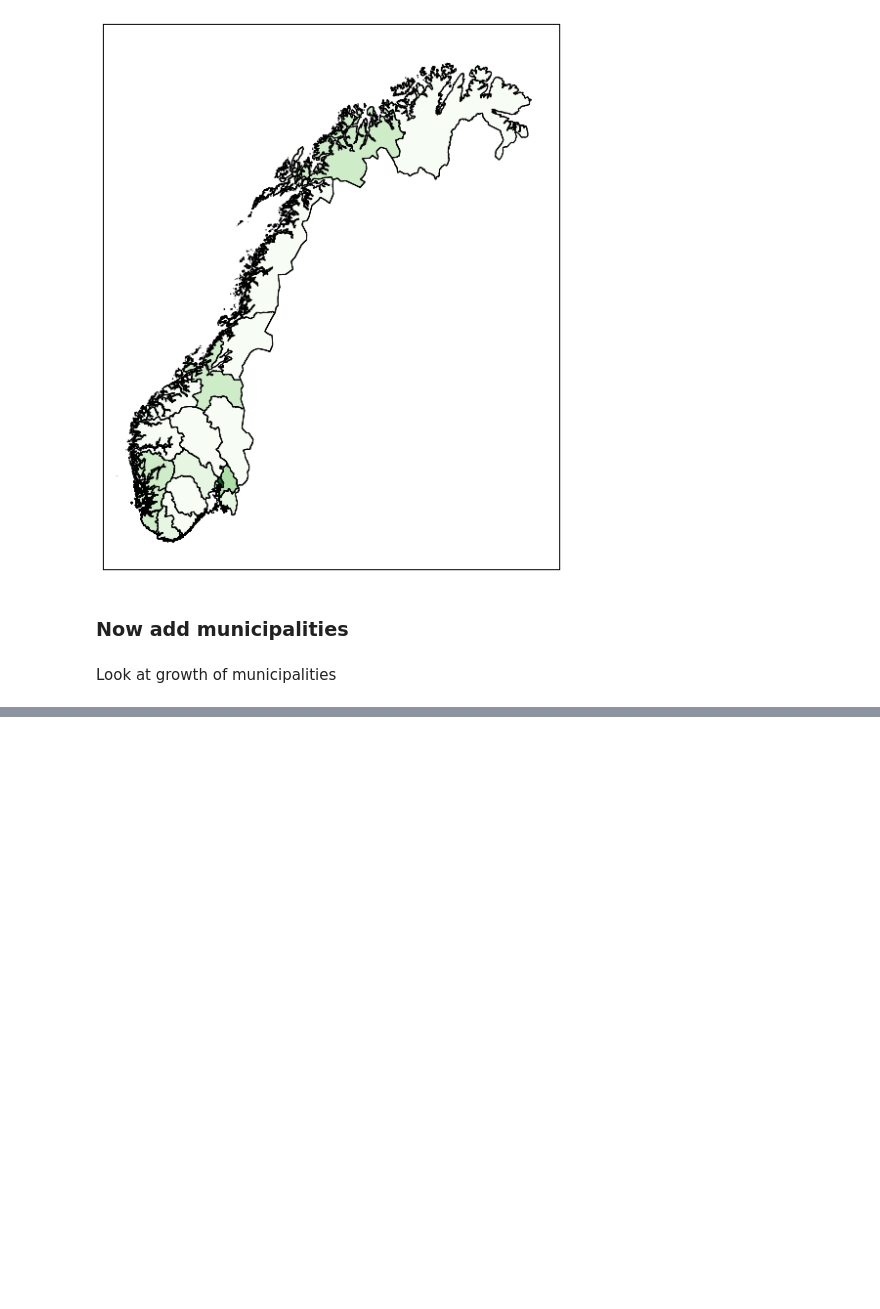
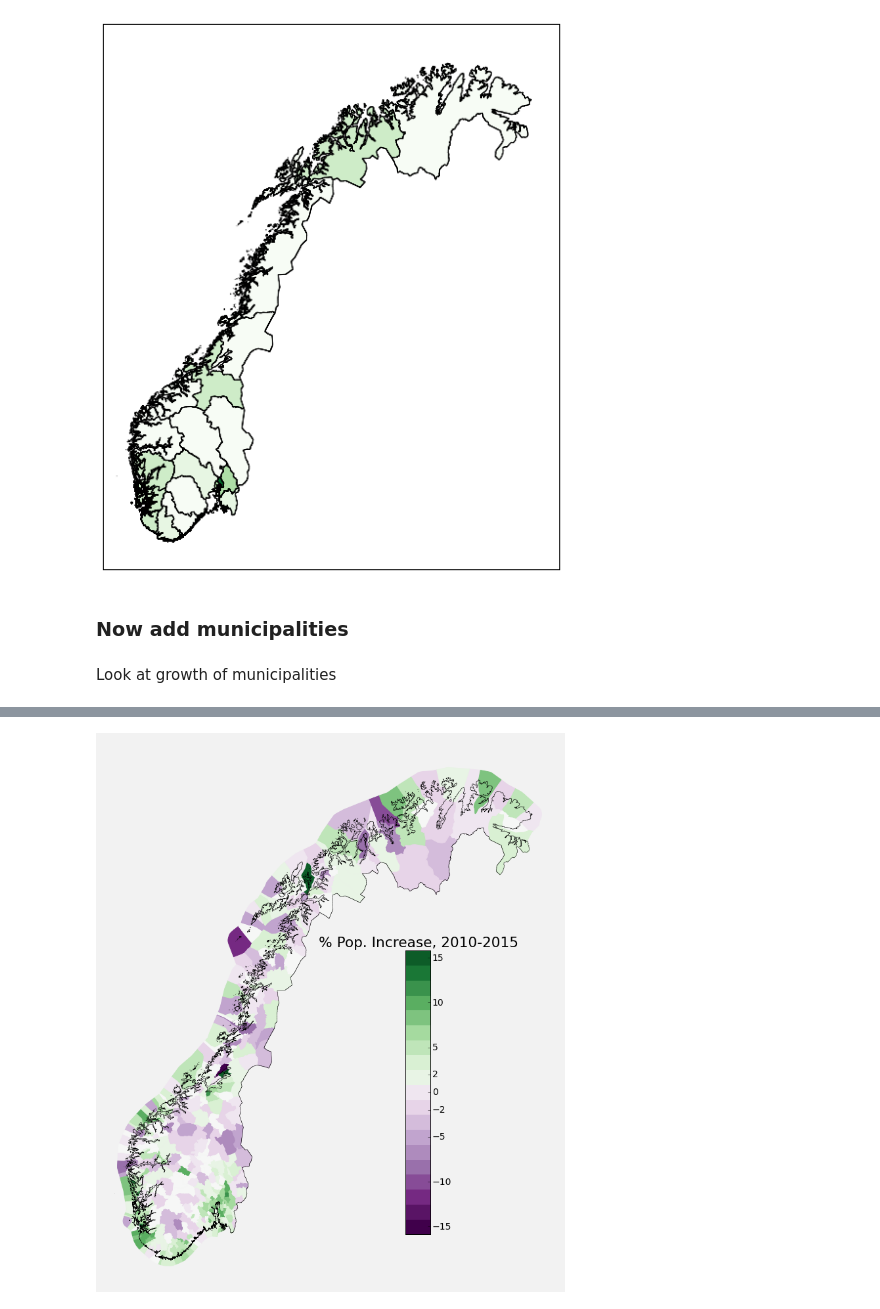
Before and after one commit to jmaurit/norwayeconomy, a Jupyter notebook: NorwayMap.ipynb, the cells around one changed output, grey strips where cells are left out. Saved outputs shown, nothing was run; the diff lists cells and outputs as text; code cells hidden in the pictures; blank space fills up the shorter version.

```diff
--- a/NorwayMap.ipynb
+++ b/NorwayMap.ipynb
@@ -337,0 +364,62 @@ plt.show()
+# %%
+fig=plt.figure(figsize=(18,15))
+ax  = fig.add_subplot(111)
+ax.set_frame_on(False)
+
+#map instance
+m = Basemap(llcrnrlon=3.,llcrnrlat=57.,\
+      urcrnrlon=33.,urcrnrlat=72.,\
+            resolution='i',projection='merc')
+            #lat_0=2.5,lon_0=58.)
+
+m.readshapefile('norway_shape/NOR_adm_shp/NOR_adm0', "norway")
+m.readshapefile('norway_shape/kartverket/kommuner/kommuner', "princ", drawbounds=False)
+
+
+shapes=[]
+kode = []
+names = []
+for info, shape in zip(m.princ_info, m.princ):
+  shapes.append(shape)
+  kode.append(info["komm"])
+  names.append(info["navn"])
+
+df_folkemengde2015 = pd.DataFrame()
+df_folkemengde2015["shapes"] = shapes
+df_folkemengde2015["kode"] = kode
+
+#merge with ssb data
+df_folkemengde2015 = df_folkemengde2015.merge(folkemengde2015, on="kode", how="left")
+
+#create different colors for map
+num_colors = 20
+values = df_folkemengde2015["perc_diff5"].astype(float)
+cm = plt.get_cmap('PRGn')
+scheme = [cm(i / num_colors) for i in range(num_colors)]
+absmax = np.max([abs(values.min()), values.max()])
+bins = np.linspace(-absmax, absmax, num_colors)
+df_folkemengde2015['bin'] = np.digitize(values, bins) - 1
+df_folkemengde2015.sort_values('bin', ascending=False)
+
+def add_polys(shape_row):
+  color = scheme[shape_row.bin]
+  patches = [Polygon(np.array(shape_row.shapes), True)]
+  pc = PatchCollection(patches)
+  pc.set_facecolor(color)
+  pc.set_edgecolor(color)
+  ax.add_collection(pc)
+
+df_folkemengde2015.apply(add_polys, axis=1)
+
+#legend
+ticks = [-15,-10,-5,-2, 0, 2,5, 10,15]
+ax_legend = fig.add_axes([0.6, 0.20, 0.03, 0.4], zorder=3)
+cmap = mpl.colors.ListedColormap(scheme)
+cb = mpl.colorbar.ColorbarBase(ax_legend, cmap=cmap, ticks=ticks, boundaries=bins, orientation='vertical')
+#cb.ax.set_xticklabels([-15,-10,-5,-2, 0, 2,5, 10,15])
+cb.ax.set_title("% Pop. Increase, 2010-2015")
+plt.show()
+
+fig.savefig("figures/county_pop_map.png", bbox_inches='tight')
+# %% [output]
+[figure, added]
```
Also changed, not shown: parts of 15 cells of this notebook, 4 other files.
